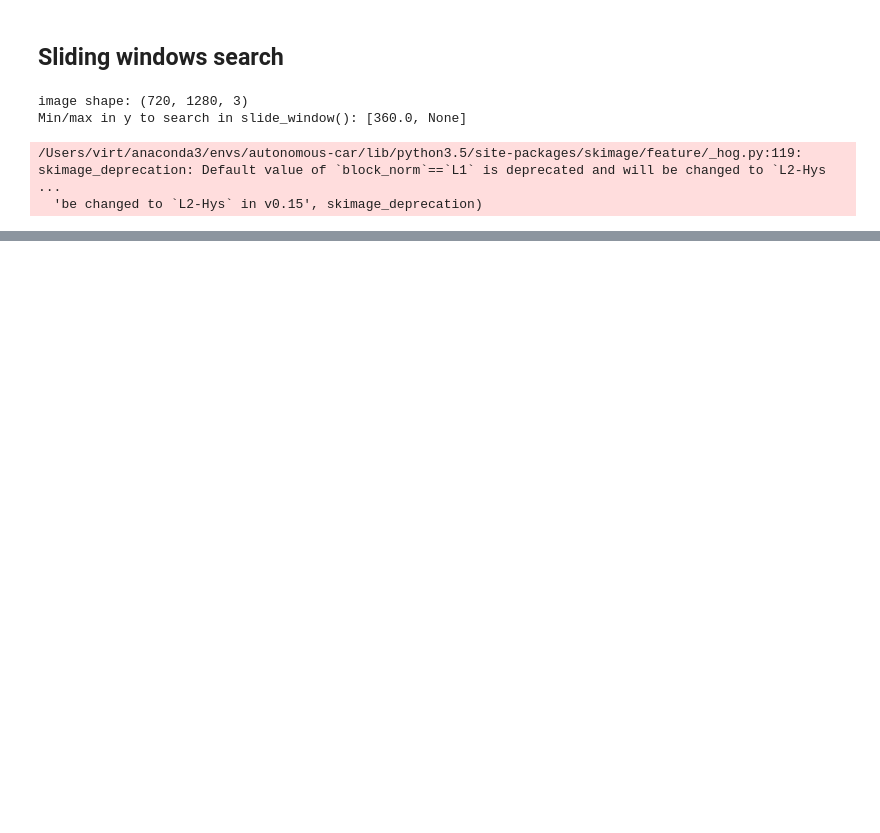
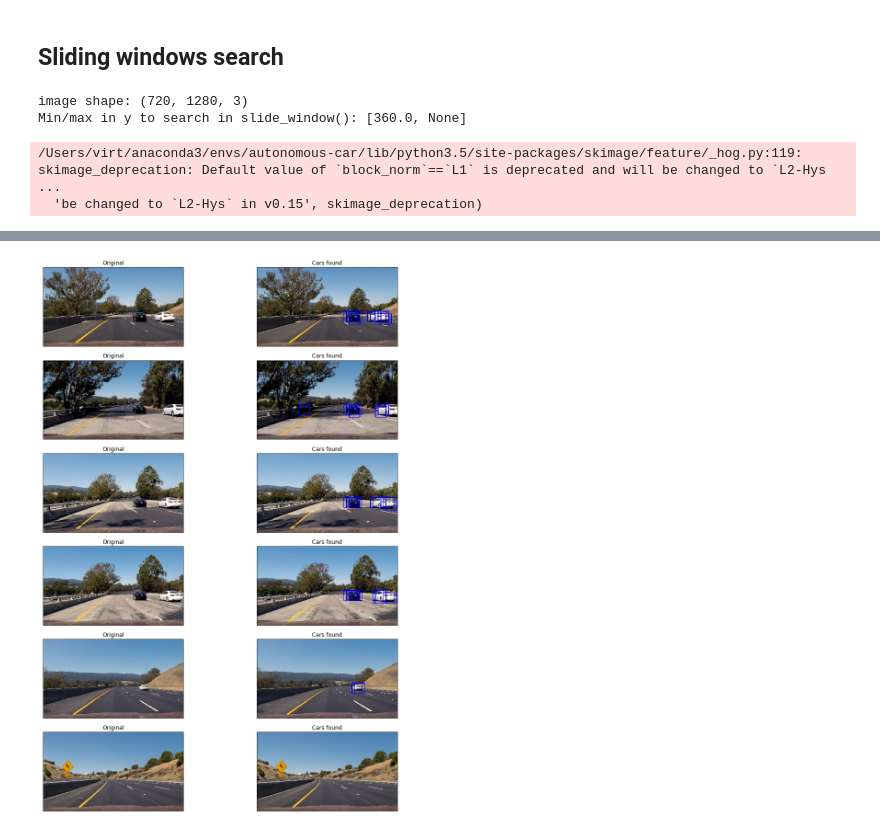
Before and after one commit to sbatururimi/Vehicle-Detection, a Jupyter notebook: Vehicle Detection.ipynb, the cells around one changed output, grey strips where cells are left out. Saved outputs shown, nothing was run; the diff lists cells and outputs as text; code cells hidden in the pictures; blank space fills up the shorter version.

Commit message:
saving trained model+hog subsampling in use

```diff
--- a/Vehicle Detection.ipynb
+++ b/Vehicle Detection.ipynb
@@ -616,0 +646,8 @@ t=time.time()
+# %%
+def convert_color(img, conv='RGB2YCrCb'):
+    if conv == 'RGB2YCrCb':
+        return cv2.cvtColor(img, cv2.COLOR_RGB2YCrCb)
+    if conv == 'BGR2YCrCb':
+        return cv2.cvtColor(img, cv2.COLOR_BGR2YCrCb)
+    if conv == 'RGB2LUV':
+        return cv2.cvtColor(img, cv2.COLOR_RGB2LUV)
@@ -616,0 +723,14 @@ t=time.time()
+# %%
+ystart = 400
+ystop = 656
+scale = 1.5
+
+out_images = []
+titles = []
+for img in images:
+    out_images.append(img)
+    titles.append("Original")
+
+    out_img = find_cars(img, ystart, ystop, scale, svc, X_scaler, orient, pix_per_cell, cell_per_block, spatial_size, hist_bins)
+    out_images.append(out_img)
+    titles.append("Cars found")
@@ -616,0 +740,23 @@ t=time.time()
+# %%
+def display_images(images, titles=None, cols=2, cmap=None, filename=None, output_dir=output_images_dir):
+    rows = (len(images) + 1) // cols
+    plt.figure(figsize=(15, 17))
+    for i in range(len(images)):
+        plt.subplot(rows, cols, i + 1)
+        image = images[i]
+        cmap = 'gray' if len(image.shape)==2 else cmap
+        plt.imshow(image, cmap=cmap)
+        if titles:
+            plt.title(titles[i])
+        plt.xticks([])
+        plt.yticks([])
+    plt.tight_layout()
+    if filename:
+        fname = output_dir + filename
+        plt.savefig(fname)
+
+    plt.show()
+# %%
+display_images(out_images, titles, cols=2, filename='hog_subsampling_window_search.png')
+# %% [output]
+[figure, added]
```
Also changed, not shown: parts of 16 cells of this notebook, 4 other files.
